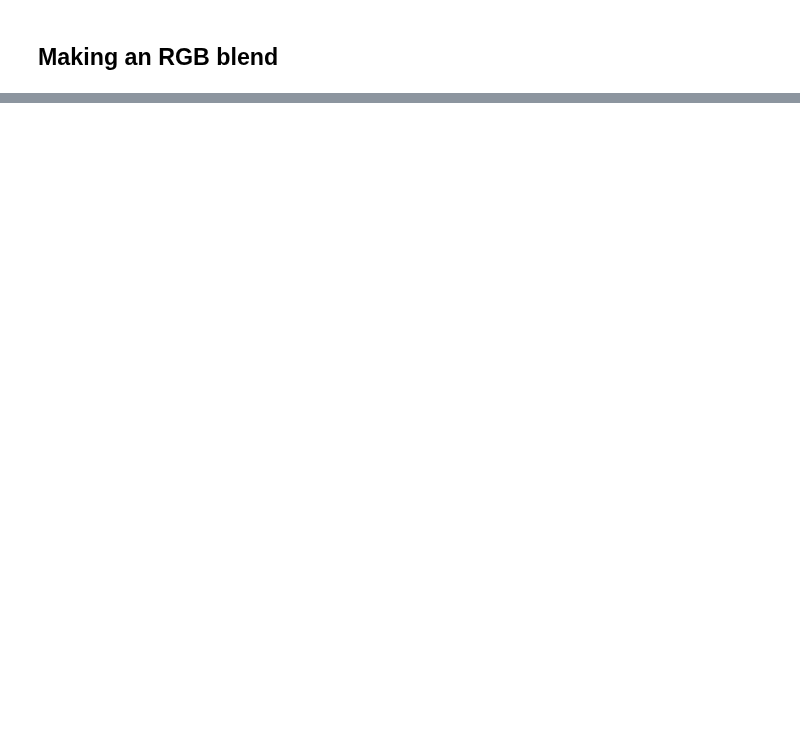
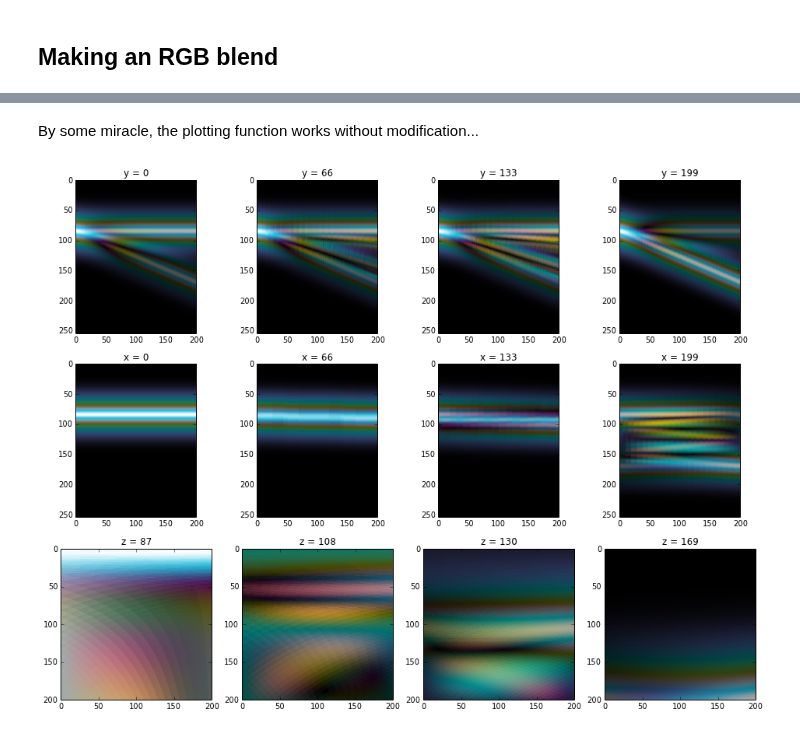
Before and after one commit to kwinkunks/notebooks, a Jupyter notebook: Spectral_wedge.ipynb, the cells around one changed output, grey strips where cells are left out. Cells and saved outputs as stored; diff of their text form; code cells hidden in the pictures; blank space fills up the shorter version.

```diff
--- a/Spectral_wedge.ipynb
+++ b/Spectral_wedge.ipynb
@@ -219,0 +221,6 @@ plt.show()
+# %%
+freqs = [40,22,15]
+synthrgb = np.empty((depth-2,length,width,3))
+
+for f in freqs:
+    synthrgb[:,:,:,freqs.index(f)] = make_synth(f)
@@ -220,13 +229,10 @@ plt.show()
 # %%
 from scipy.signal import hilbert
 
-envelope = abs(hilbert(synthetic))
-envelope = envelope**2
+envelope = abs(hilbert(synthrgb))
 
-envelope[:,:,0]= envelope[:,:,0]/np.amax(envelope[:,:,0])
-envelope[:,:,1]= envelope[:,:,1]/np.amax(envelope[:,:,1])
-envelope[:,:,2]= envelope[:,:,2]/np.amax(envelope[:,:,2])
+envelope[:,:,:,0]= envelope[:,:,:,0]/np.amax(envelope[:,:,:,0])
+envelope[:,:,:,1]= envelope[:,:,:,1]/np.amax(envelope[:,:,:,1])
+envelope[:,:,:,2]= envelope[:,:,:,2]/np.amax(envelope[:,:,:,2])
 
 extreme = np.amax(abs(envelope))
-
-envelope = np.repeat(envelope,2,1)
@@ -238,0 +239,6 @@ plt.show()
+# %% [markdown]
+By some miracle, the plotting function works without modification...
+# %%
+plot_slices(envelope, interpolation='bilinear', vmax=extreme, vmin=-extreme)
+# %% [output]
+[figure, added]
```
Also changed, not shown: parts of 13 cells of this notebook.
